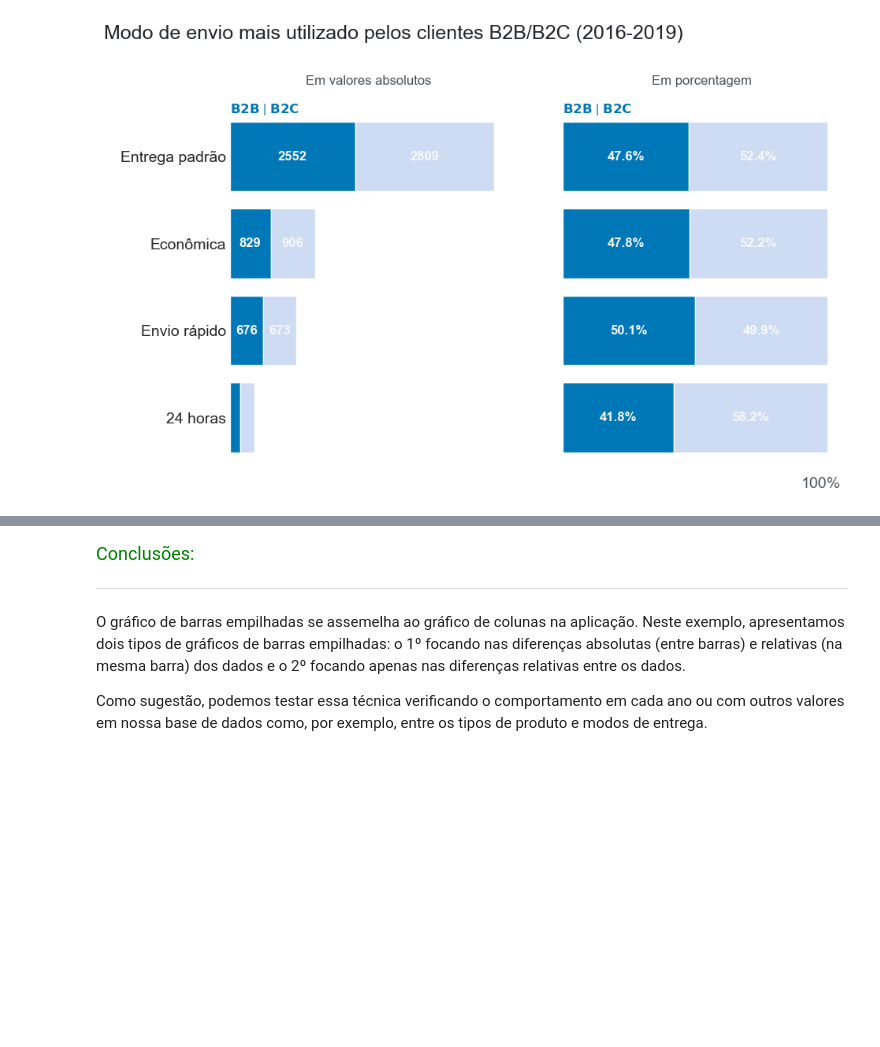
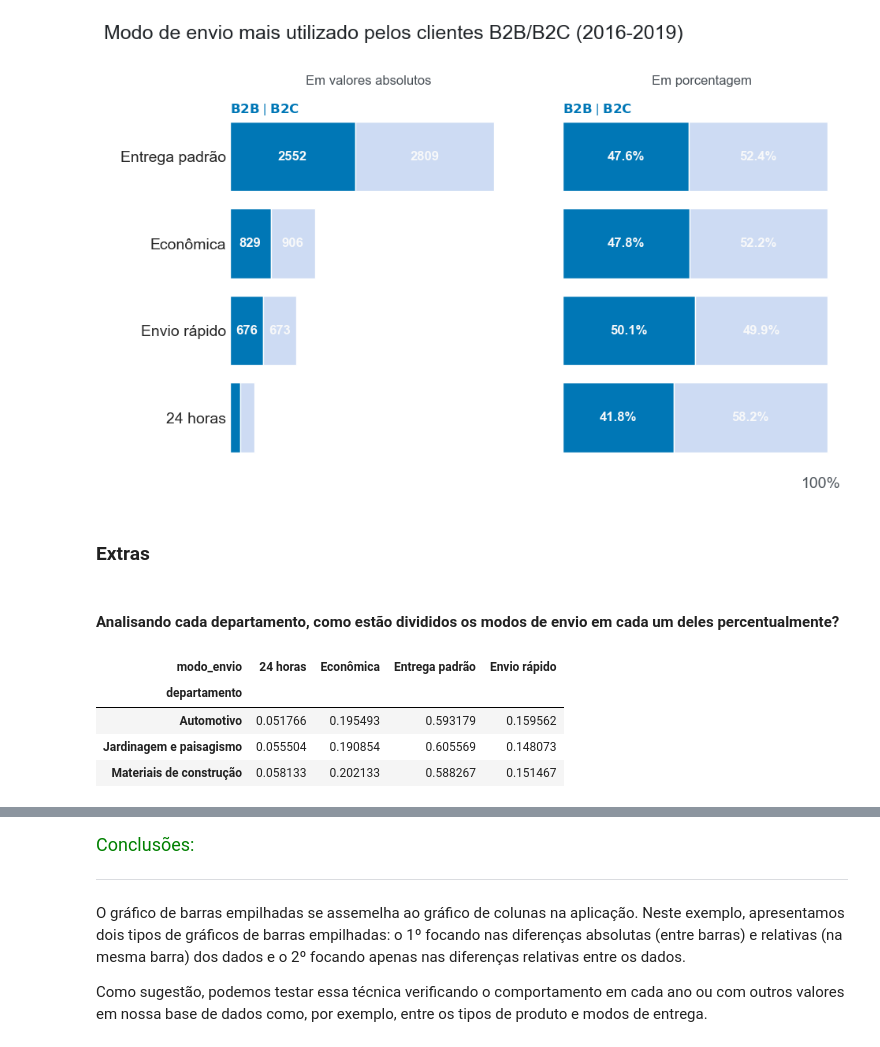
Before and after one commit to ledsouza/dataviz_vendas_lojas, a Jupyter notebook: Dataviz_ Gráficos.ipynb, the cells around one changed output, grey strips where cells are left out. Drawn from its saved outputs; the diff is of its cells as text; code cells hidden in the pictures; blank space fills up the shorter version.

```diff
--- a/Dataviz_ Gráficos.ipynb
+++ b/Dataviz_ Gráficos.ipynb
@@ -774,3 +833,19 @@ for container in axs[1].containers:
 fig.show()
 # %% [output]
 [figure]
+# %% [markdown]
+### Extras
+# %% [markdown]
+#### Analisando cada departamento, como estão divididos os modos de envio em cada um deles percentualmente?
+# %%
+# Criando o dataframe dos modos de envio por departamento
+envio_departamento = vendas.copy()
+envio_departamento = envio_departamento[['departamento', 'modo_envio']]
+envio_departamento = pd.crosstab(index = envio_departamento.departamento, columns = envio_departamento.modo_envio, normalize='index')
+envio_departamento
+# %% [output]
+| modo_envio | 24 horas | Econômica | Entrega padrão | Envio rápido |
+| departamento |  |  |  |  |
+| Automotivo | 0.051766 | 0.195493 | 0.593179 | 0.159562 |
+| Jardinagem e paisagismo | 0.055504 | 0.190854 | 0.605569 | 0.148073 |
+| Materiais de construção | 0.058133 | 0.202133 | 0.588267 | 0.151467 |
```
Also changed, not shown: parts of 5 cells of this notebook.
